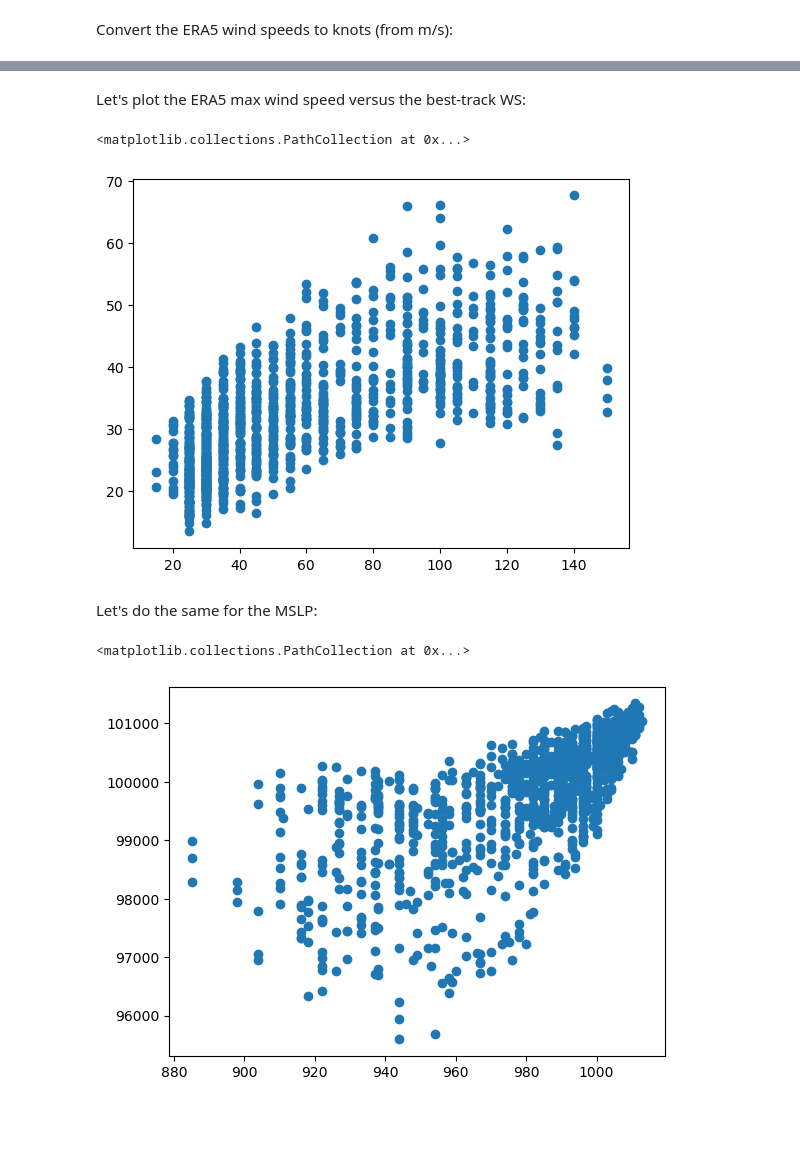
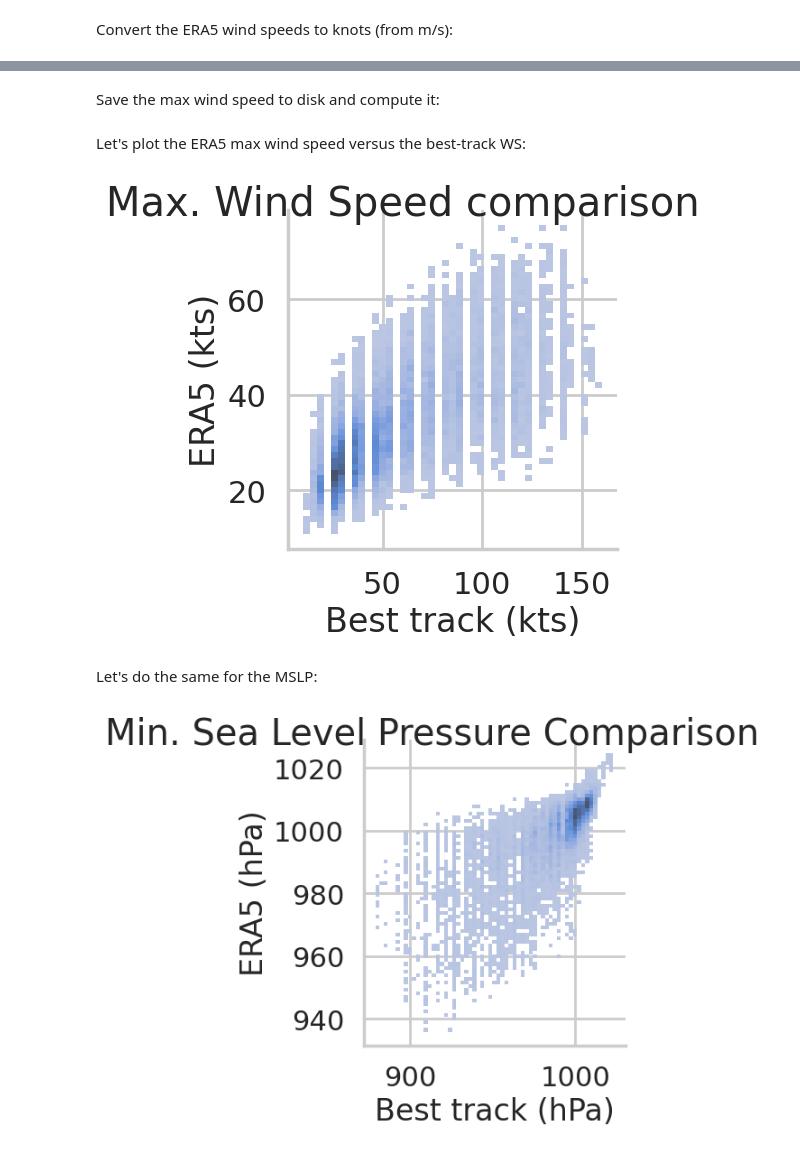
Before and after one commit to dauvillc/tc_probabilistic_forecasting, a Jupyter notebook: notebooks/explore_tcir.ipynb, the cells around one changed output, grey strips where cells are left out. Saved outputs shown, nothing was run; the diff lists cells and outputs as text; code cells hidden in the pictures; blank space fills up the shorter version.

Commit message:
Memory-friendly plots

```diff
--- a/notebooks/explore_tcir.ipynb
+++ b/notebooks/explore_tcir.ipynb
@@ -23,7 +24,7 @@ _TCIR_PATH_ = Path('/scratch/cdauvill/tcir/preprocessed_small')
 # %% [markdown]
 # Loading
 # %%
-tcir_info = pd.read_csv(_TCIR_PATH_ / "train/info.csv", index_col=0)
+tcir_info = pd.read_csv(_TCIR_PATH_ / "train/info.csv", index_col=0, parse_dates=['ISO_TIME'])
 tcir_info.head()
 # %% [output]
 |  | BASIN | SID | LON | LAT | ISO_TIME | INTENSITY | R35_4qAVG | MSLP | HOUR_SIN | HOUR_COS | ... |
@@ -36,7 +37,8 @@ tcir_info.head()
 # %%
 info_mean = pd.read_csv(_TCIR_PATH_ / "info_mean.csv", header=None, index_col=0).squeeze("columns")
 info_std = pd.read_csv(_TCIR_PATH_ / "info_std.csv", header=None, index_col=0).squeeze("columns")
-tcir_info = tcir_info * info_std + info_mean
+cols = info_mean.index
+tcir_info[cols] = tcir_info[cols] * info_std[cols] + info_mean[cols]
 # %%
 tcir_info['INTENSITY']
 # %% [output]
@@ -225,2 +294,4 @@ datacube_std = xr.open_dataset(_TCIR_PATH_ / "datacube_std.nc")
+# %%
+tcir_small = tcir_info[tcir_info['ISO_TIME'].dt.year <= 2008]
 # %% [markdown]
 Let's load the $u$ and $v$ wind fields, denormalize them, and deduce the wind speed field:
@@ -286,0 +337,2 @@ max_era5_ws = max_era5_ws.isel(sid_time=tcir_info.index)
+# %% [markdown]
+Save the max wind speed to disk and compute it:
@@ -287,10 +343,13 @@ max_era5_ws = max_era5_ws.isel(sid_time=tcir_info.index)
 # %% [markdown]
 Let's plot the ERA5 max wind speed versus the best-track WS:
 # %%
-plt.scatter(tcir_info['INTENSITY'], max_era5_ws)
+sns.displot(x=tcir_small['INTENSITY'], y=max_era5_ws)
+plt.xlabel("Best track (kts)")
+plt.ylabel("ERA5 (kts)")
+plt.suptitle('Max. Wind Speed comparison')
+plt.savefig('figures/era5_vs_best_track_WS.png', bbox_inches='tight')
 # %% [output]
-<matplotlib.collections.PathCollection at 0x...>
-[figure, old version]
+[figure, new version]
 # %% [markdown]
 Let's do the same for the MSLP:
 # %%
@@ -302,5 +362,10 @@ mslp_era5 = mslp_era5.isel(sid_time=tcir_info.index)
+# %%
+mslp_era5 = xr.open_dataarray('~/scratch/cdauvill/tmp/mslp_era.nc')
 # %%
-plt.scatter(tcir_info['MSLP'], mslp_era5)
+sns.displot(x=tcir_small['MSLP'], y=mslp_era5)
+plt.xlabel("Best track (hPa)")
+plt.ylabel("ERA5 (hPa)")
+plt.suptitle('Min. Sea Level Pressure Comparison')
+plt.savefig('figures/era5_vs_best_track_MSLP.png')
 # %% [output]
-<matplotlib.collections.PathCollection at 0x...>
-[figure, old version]
+[figure, new version]
```
Also changed, not shown: parts of 20 cells of this notebook.
